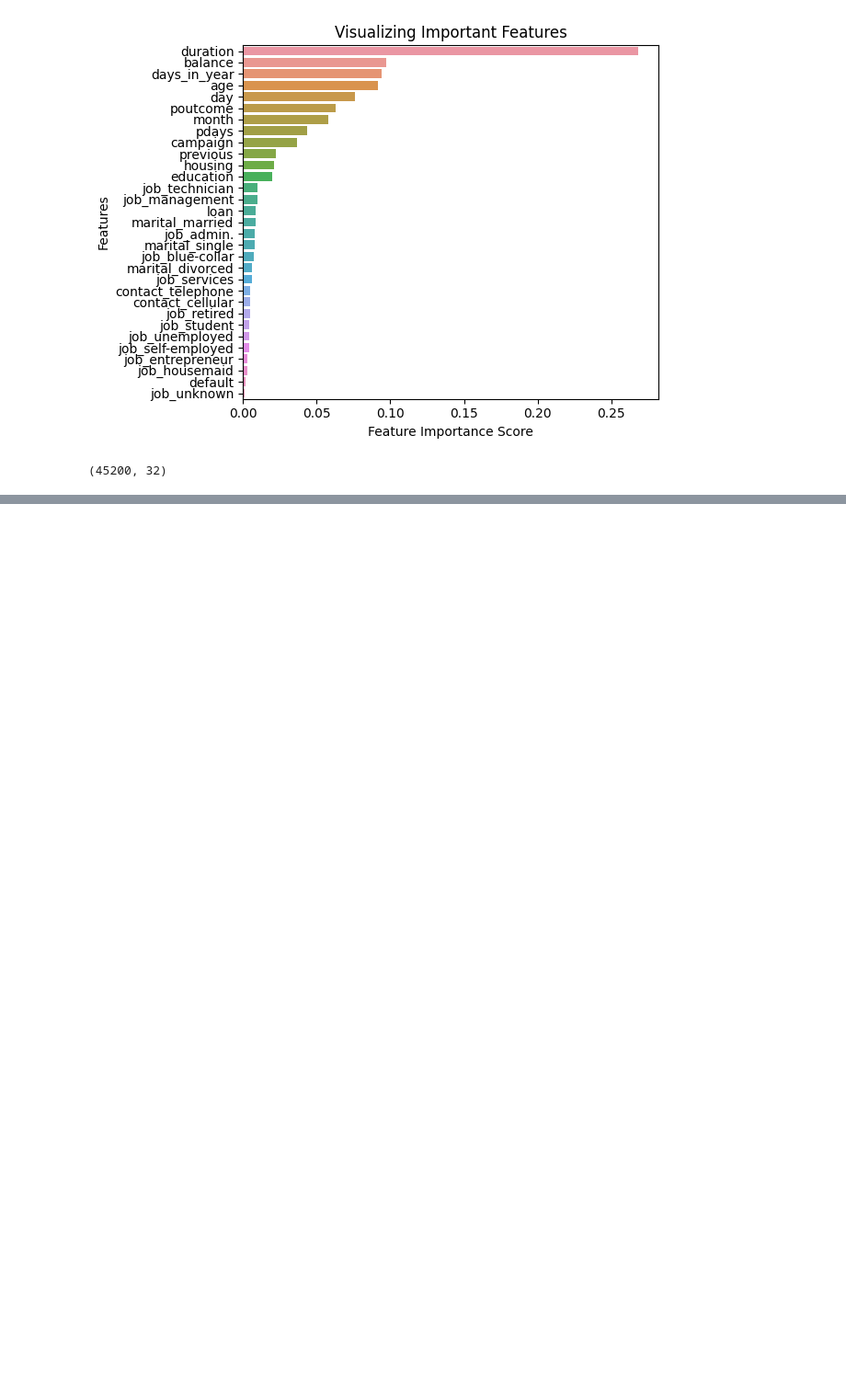
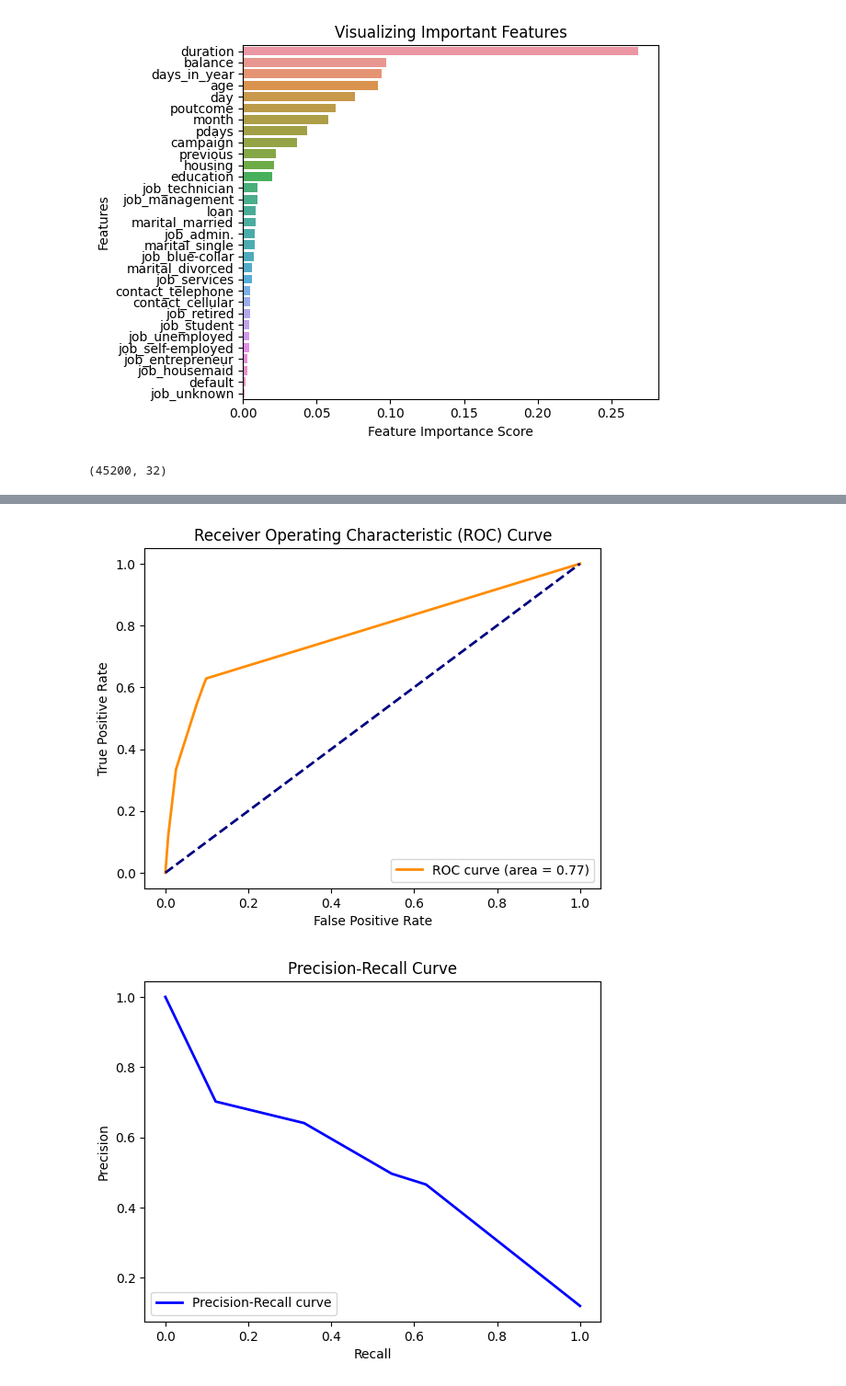
Before and after one commit to Alex-Mak-MCW/Deposit_Subcriptions_Predictions_Project, a Jupyter notebook: Codebase/codebase.ipynb, the cells around one changed output, grey strips where cells are left out. Shown at 92% size. Drawn from its saved outputs; the diff is of its cells as text; code cells hidden in the pictures; blank space fills up the shorter version.

```diff
--- a/Codebase/codebase.ipynb
+++ b/Codebase/codebase.ipynb
@@ -397,0 +579,41 @@ max        1.000000    395.000000
+# %%
+# More visualization
+import matplotlib.pyplot as plt
+from sklearn.metrics import roc_curve, precision_recall_curve, auc
+
+# NOTE: only choose 1 of the following 2 methods:
+
+# manual hyperparameter tuning
+# DT_y_scores = DT_best_model.predict_proba(DT_X_test)[:, 1]
+
+# automate hyperparameter tuning (pipeline)
+DT_y_scores=DT_pipeline.predict_proba(X_test)[:, 1]
+
+
+# 7.4 ROC Curve
+fpr, tpr, thresholds = roc_curve(y_test, DT_y_scores)
+
+roc_auc = auc(fpr, tpr)
+
+plt.figure()
+plt.plot(fpr, tpr, color='darkorange', lw=2, label='ROC curve (area = %0.2f)' % roc_auc)
+plt.plot([0, 1], [0, 1], color='navy', lw=2, linestyle='--')
+plt.xlabel('False Positive Rate')
+plt.ylabel('True Positive Rate')
+plt.title('Receiver Operating Characteristic (ROC) Curve')
+plt.legend(loc="lower right")
+plt.savefig("DT_roc_curve.png")
+
+# 7.5 Precision-Recall Curve (Keep it for now, can be deleted)
+precision, recall, thresholds = precision_recall_curve(y_test, DT_y_scores)
+plt.figure()
+plt.plot(recall, precision, color='blue', lw=2, label='Precision-Recall curve')
+plt.xlabel('Recall')
+plt.ylabel('Precision')
+plt.title('Precision-Recall Curve')
+plt.legend(loc="lower left")
+plt.savefig("DT_precision_recall_curve.png")
+plt.show()
+# %% [output]
+[figure, added]
+[figure, added]
```
Also changed, not shown: parts of 9 cells of this notebook, 5 other files.
